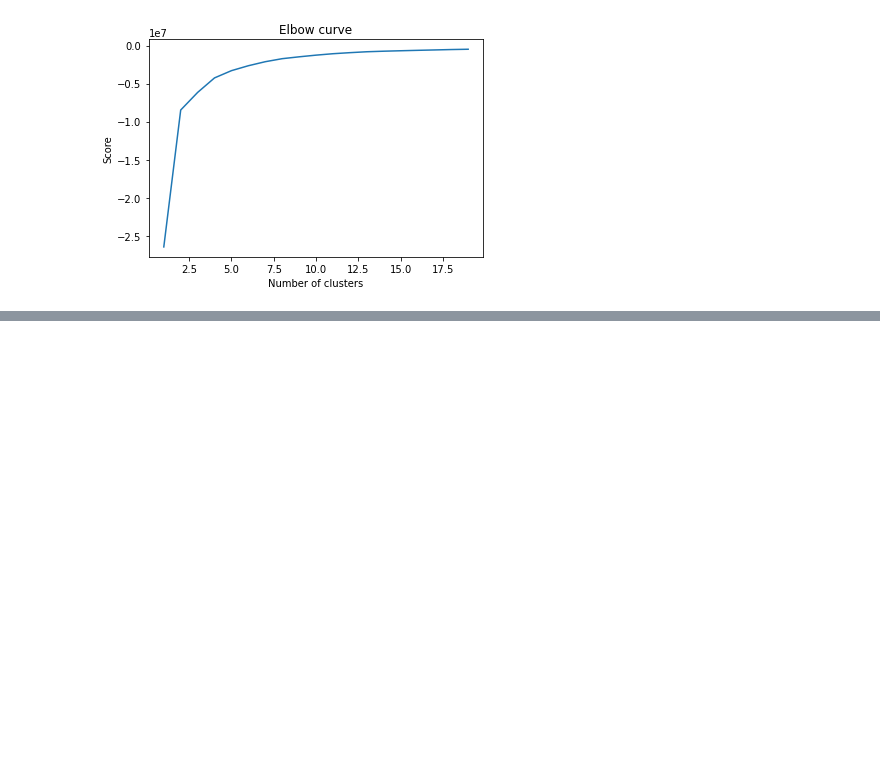
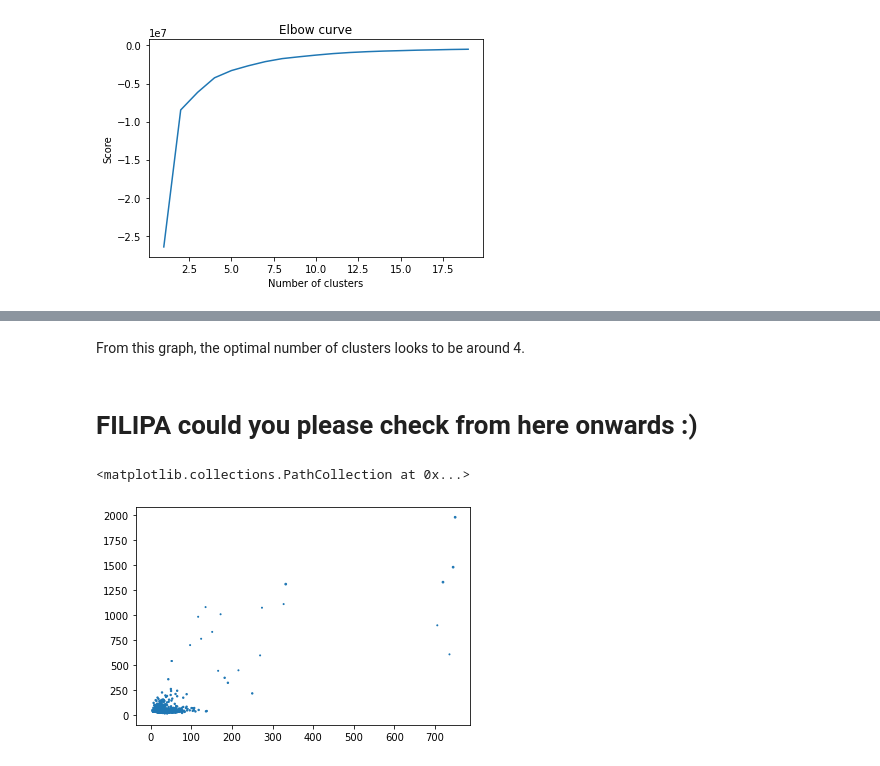
Before and after one commit to loustephjones/Solo-dino-project-DSPT7, a Jupyter notebook: new_start.ipynb, the cells around one changed output, grey strips where cells are left out. Saved outputs shown, nothing was run; the diff lists cells and outputs as text; code cells hidden in the pictures; blank space fills up the shorter version.

Commit message:
kmeans clustering attempt

```diff
--- a/new_start.ipynb
+++ b/new_start.ipynb
@@ -320,6 +304,5 @@ pivot.drop(labels=['level_0', 'index'], axis=1)
 # %%
-df2 = pivot[pivot.length > 0]
-df2 = pivot[pivot.width > 0]
-df2 = pivot[['accepted_name', 'length', 'width']]
+df2 = pivot[['length', 'width']]
 df2 = df2[df2['length'] > 0]
 df2 = df2[df2['width'] > 0]
+df2.head()
@@ -353,0 +343,8 @@ From this graph,
+# %% [markdown]
+From this graph, the optimal number of clusters looks to be around 4.
+# %% [markdown]
+# FILIPA could you please check from here onwards :)
+# %%
+kmeans = KMeans(n_clusters=4, random_state = 0).fit(df3)
+# %%
+df3['cluster'] = kmeans.fit_predict(df3[['length', 'width']])
@@ -353,0 +355,5 @@ From this graph,
+# %%
+plt.scatter( df3.width, df3.length, df3.cluster)
+# %% [output]
+<matplotlib.collections.PathCollection at 0x...>
+[figure, added]
```
Also changed, not shown: parts of 9 cells of this notebook.
